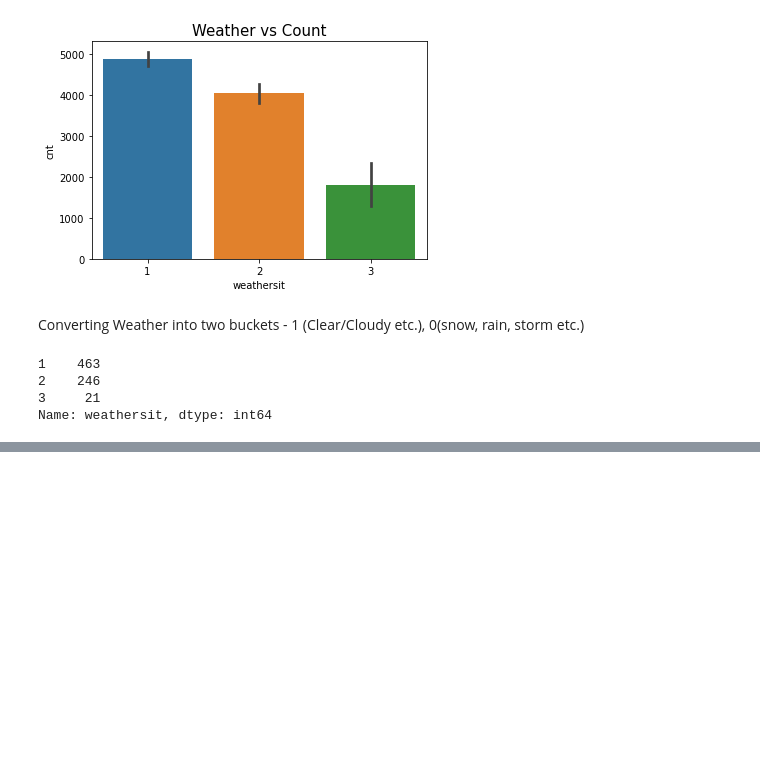
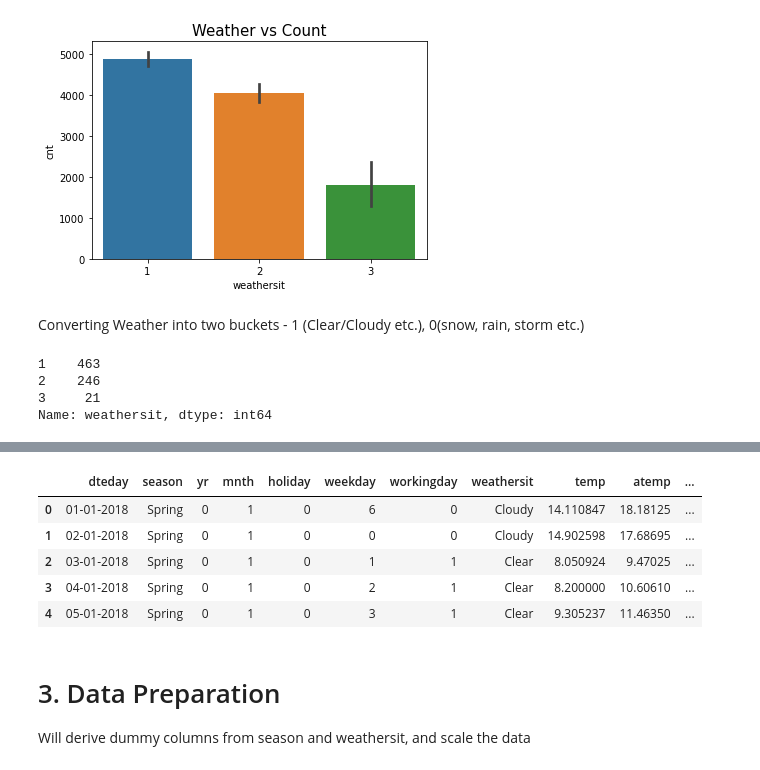
Before and after one commit to sanchita238/BikeSharingLinearRegression, a Jupyter notebook: Sanchita_Bike_Sharing_Assngmnt.ipynb, the cells around one changed output, grey strips where cells are left out. Drawn from its saved outputs; the diff is of its cells as text; code cells hidden in the pictures; blank space fills up the shorter version.

Commit message:
Steps till data preparation

```diff
--- a/Sanchita_Bike_Sharing_Assngmnt.ipynb
+++ b/Sanchita_Bike_Sharing_Assngmnt.ipynb
@@ -124,6 +128,7 @@ bikeSharing.season.value_counts()
 4    178
 Name: season, dtype: int64
 # %%
-bikeSharing.season = bikeSharing.season.apply(lambda x: 0 if (x==1) | (x==4) else 1)
+# Modifying season col values as strings, will use it later to derive dummy columns
+bikeSharing.season = bikeSharing.season.apply(lambda x: "Spring" if (x==1) else "Summer" if (x==2) else "Fall" if (x==3) else "Winter")
 bikeSharing.season.value_counts()
 # %% [output]
@@ -147,6 +154,7 @@ bikeSharing.weathersit.value_counts()
 3     21
 Name: weathersit, dtype: int64
 # %%
-bikeSharing.weathersit = bikeSharing.weathersit.apply(lambda x: 1 if (x==1) | (x==2) else 0)
+# Modifying weathersit col values as strings, will use it later to derive dummy columns
+bikeSharing.weathersit = bikeSharing.weathersit.apply(lambda x: "Clear" if (x==1) else "Cloudy" if (x==2) else "Light_snow_rain" if (x==3) else "Heavy_snow_rain")
 bikeSharing.weathersit.value_counts()
 # %% [output]
@@ -155 +164,5 @@ bikeSharing.weathersit.value_counts()
 Name: weathersit, dtype: int64
+# %%
+# Convert casual and registered as percentage of cnt
+bikeSharing.casual = round((bikeSharing.casual/bikeSharing.cnt), 2)
+bikeSharing.casual.describe()
@@ -155,0 +179,3 @@ Name: weathersit, dtype: int64
+# %%
+bikeSharing.registered = round((bikeSharing.registered/bikeSharing.cnt), 2)
+bikeSharing.registered.describe()
@@ -155,0 +192,13 @@ Name: weathersit, dtype: int64
+# %%
+bikeSharing.head()
+# %% [output]
+|  | dteday | season | yr | mnth | holiday | weekday | workingday | weathersit | temp | atemp | ... |
+| 0 | 01-01-2018 | Spring | 0 | 1 | 0 | 6 | 0 | Cloudy | 14.110847 | 18.18125 | ... |
+| 1 | 02-01-2018 | Spring | 0 | 1 | 0 | 0 | 0 | Cloudy | 14.902598 | 17.68695 | ... |
+| 2 | 03-01-2018 | Spring | 0 | 1 | 0 | 1 | 1 | Clear | 8.050924 | 9.47025 | ... |
+| 3 | 04-01-2018 | Spring | 0 | 1 | 0 | 2 | 1 | Clear | 8.200000 | 10.60610 | ... |
+| 4 | 05-01-2018 | Spring | 0 | 1 | 0 | 3 | 1 | Clear | 9.305237 | 11.46350 | ... |
+# %% [markdown]
+# 3. Data Preparation
+
+Will derive dummy columns from season and weathersit, and scale the data
```
Also changed, not shown: parts of 15 cells of this notebook.
